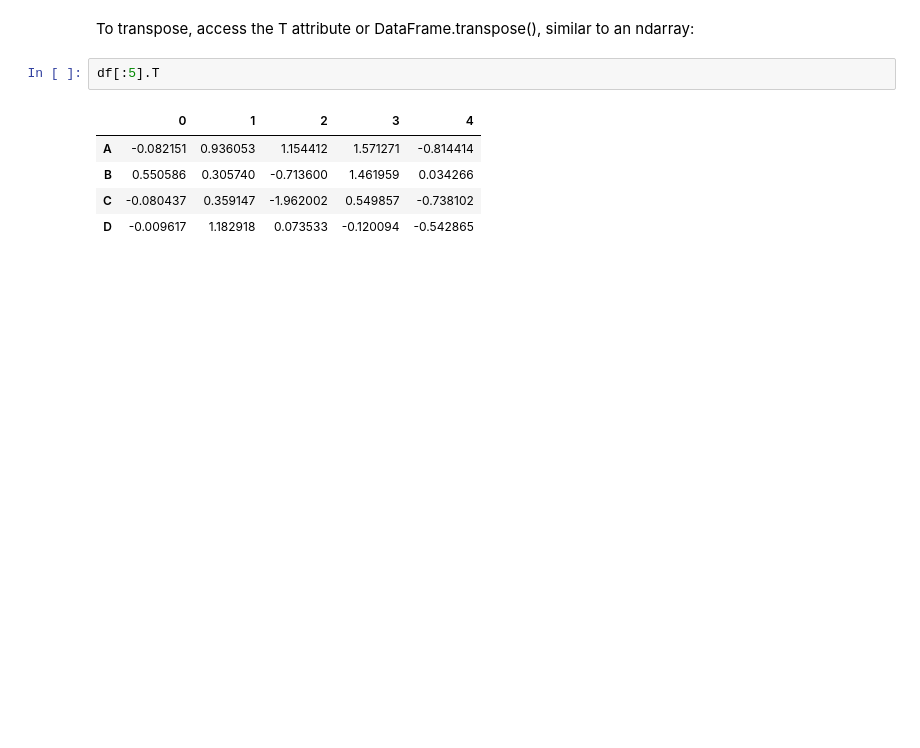
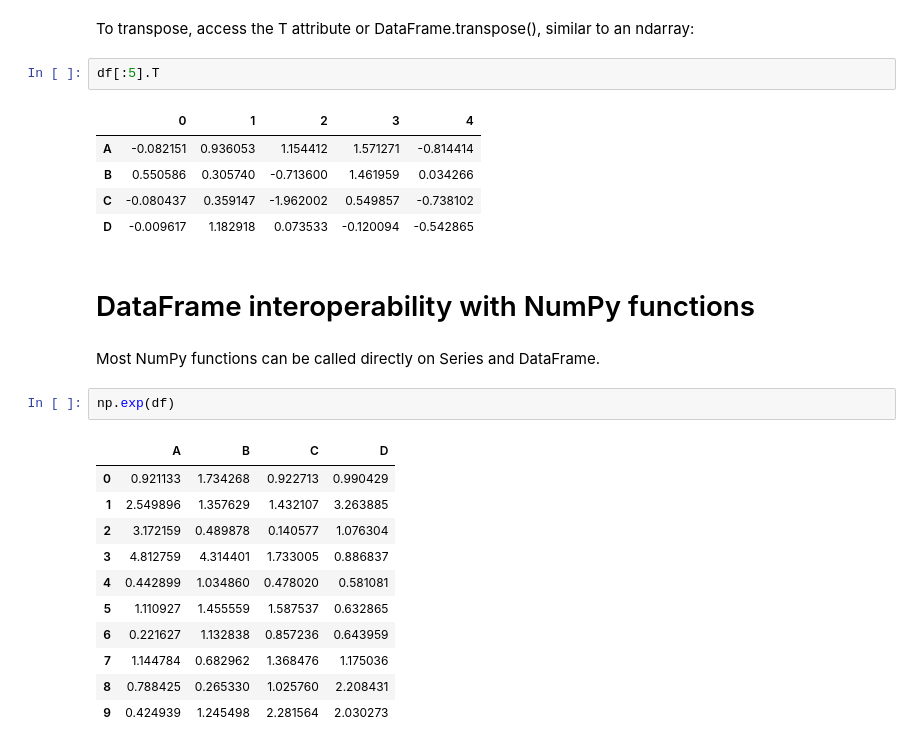
Before and after one commit to gopal-py07/DataSciencePandasExample, a Jupyter notebook: Intro to data structures/DataFrame/DataFrameDsaEx.ipynb, the cells around one changed output. Cells and saved outputs as stored; diff of their text form; blank space fills up the shorter version.

Commit message:
added DataFrame interoperability with NumPy functions

```diff
--- a/Intro to data structures/DataFrame/DataFrameDsaEx.ipynb
+++ b/Intro to data structures/DataFrame/DataFrameDsaEx.ipynb
@@ -687,3 +687,21 @@ df[:5].T
 | B | 0.550586 | 0.305740 | -0.713600 | 1.461959 | 0.034266 |
 | C | -0.080437 | 0.359147 | -1.962002 | 0.549857 | -0.738102 |
 | D | -0.009617 | 1.182918 | 0.073533 | -0.120094 | -0.542865 |
+# %% [markdown]
+# DataFrame interoperability with NumPy functions
+# %% [markdown]
+Most NumPy functions can be called directly on Series and DataFrame.
+# %%
+np.exp(df)
+# %% [output]
+|  | A | B | C | D |
+| 0 | 0.921133 | 1.734268 | 0.922713 | 0.990429 |
+| 1 | 2.549896 | 1.357629 | 1.432107 | 3.263885 |
+| 2 | 3.172159 | 0.489878 | 0.140577 | 1.076304 |
+| 3 | 4.812759 | 4.314401 | 1.733005 | 0.886837 |
+| 4 | 0.442899 | 1.034860 | 0.478020 | 0.581081 |
+| 5 | 1.110927 | 1.455559 | 1.587537 | 0.632865 |
+| 6 | 0.221627 | 1.132838 | 0.857236 | 0.643959 |
+| 7 | 1.144784 | 0.682962 | 1.368476 | 1.175036 |
+| 8 | 0.788425 | 0.265330 | 1.025760 | 2.208431 |
+| 9 | 0.424939 | 1.245498 | 2.281564 | 2.030273 |
```
Also changed, not shown: parts of 22 cells of this notebook.
